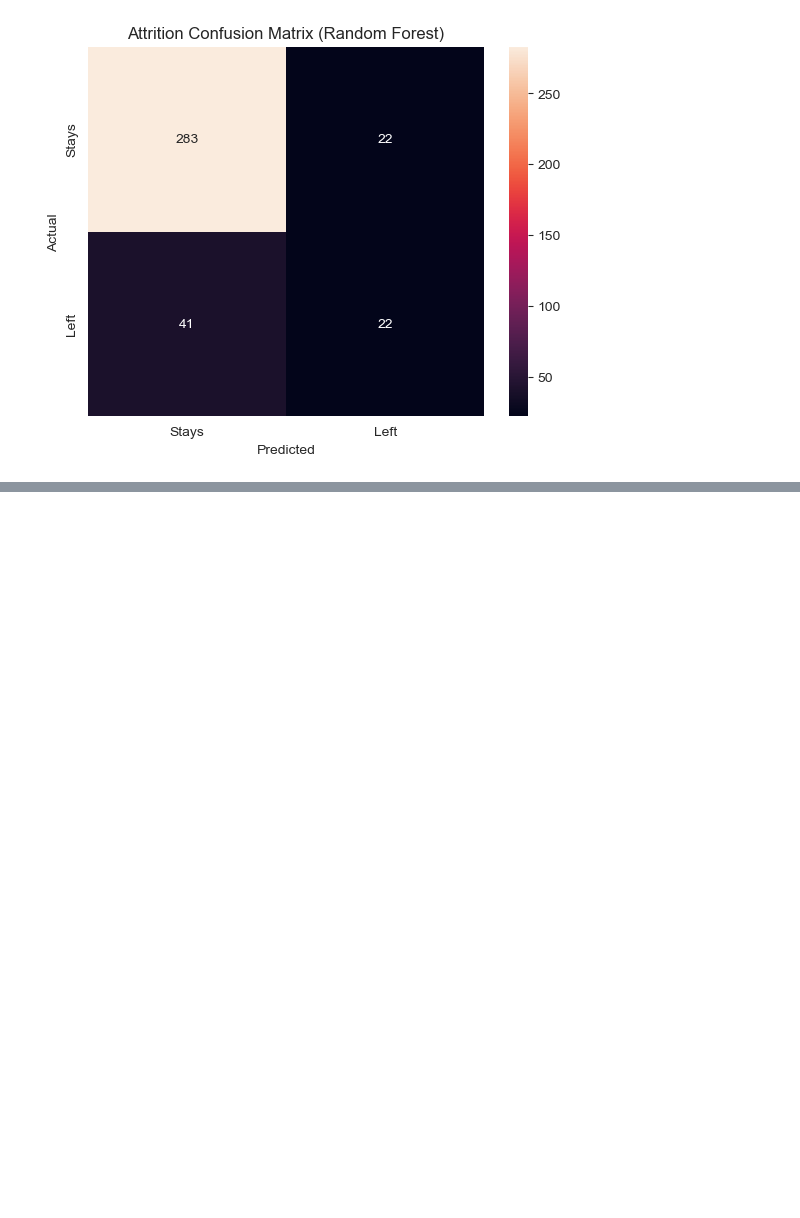
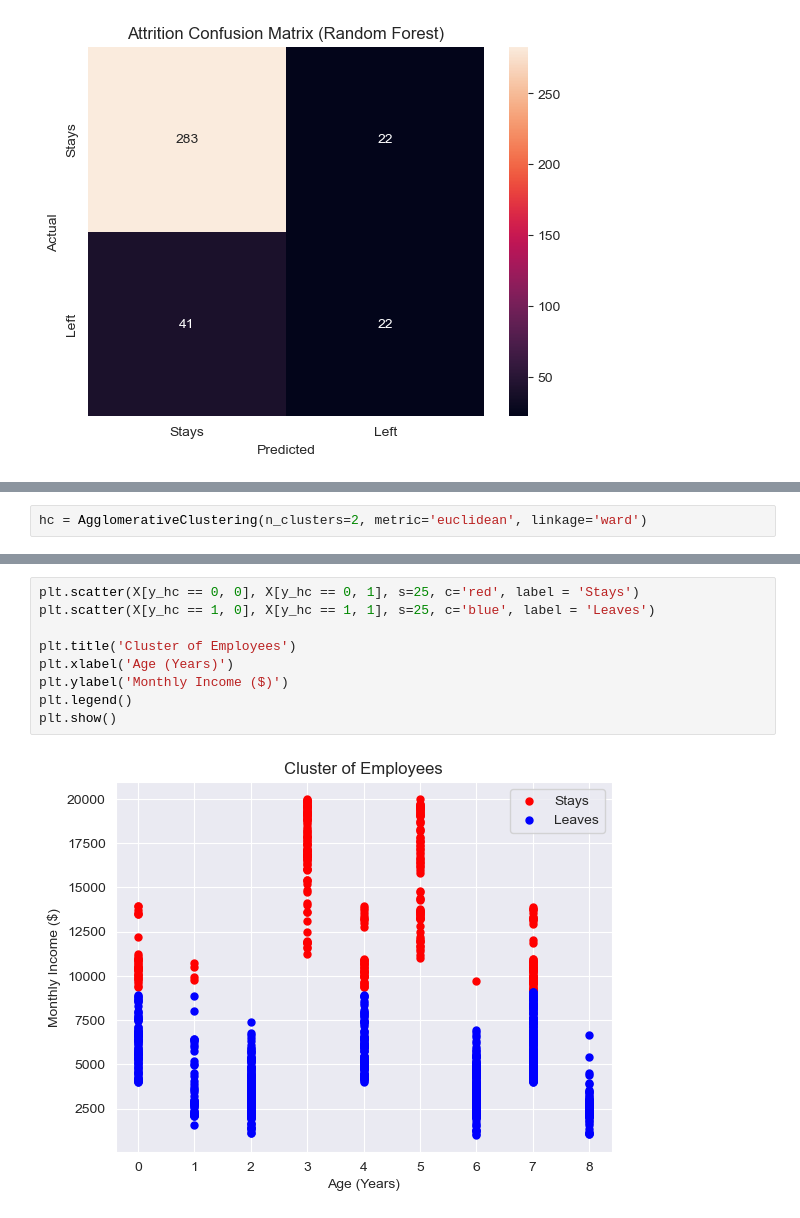
Before and after one commit to JayyyOlden/AMLDM, a Jupyter notebook: 2006184.ipynb, the cells around one changed output, grey strips where cells are left out. Drawn from its saved outputs; the diff is of its cells as text; blank space fills up the shorter version.

```diff
--- a/2006184.ipynb
+++ b/2006184.ipynb
@@ -1120,0 +1215,2 @@ Cross-Validation Accuracy: 0.91 (+/- 0.15)
+# %%
+hc = AgglomerativeClustering(n_clusters=2, metric='euclidean', linkage='ward')
@@ -1120,0 +1222,11 @@ Cross-Validation Accuracy: 0.91 (+/- 0.15)
+# %%
+plt.scatter(X[y_hc == 0, 0], X[y_hc == 0, 1], s=25, c='red', label = 'Stays')
+plt.scatter(X[y_hc == 1, 0], X[y_hc == 1, 1], s=25, c='blue', label = 'Leaves')
+
+plt.title('Cluster of Employees')
+plt.xlabel('Age (Years)')
+plt.ylabel('Monthly Income ($)')
+plt.legend()
+plt.show()
+# %% [output]
+[figure, added]
```
Also changed, not shown: parts of 30 cells of this notebook.
